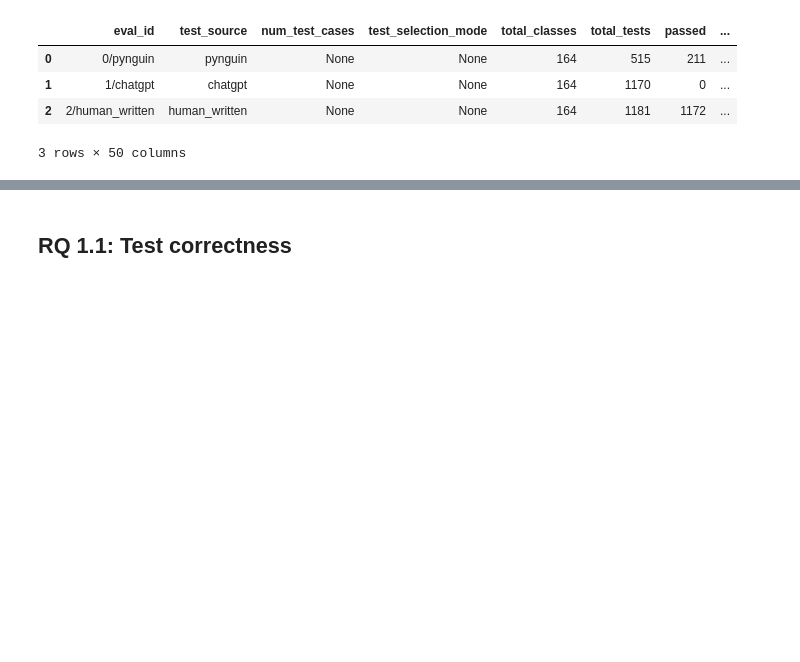
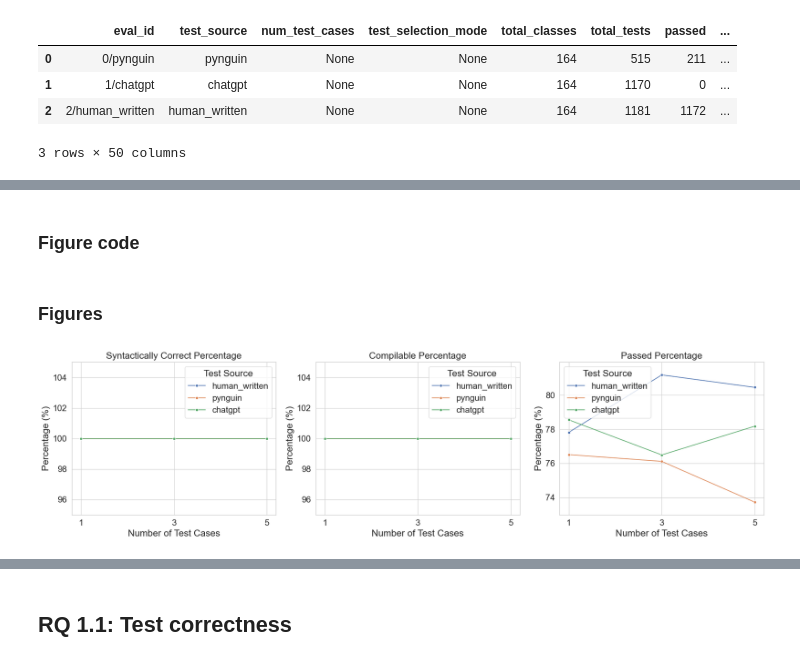
Before and after one commit to AlexChudic/test-suite-enhancement, a Jupyter notebook: src/evaluation_figures.ipynb, the cells around one changed output, grey strips where cells are left out. Cells and saved outputs as stored; diff of their text form; code cells hidden in the pictures; blank space fills up the shorter version.

```diff
--- a/src/evaluation_figures.ipynb
+++ b/src/evaluation_figures.ipynb
@@ -85,0 +90,2 @@ display(init_dfs)
+# %% [markdown]
+### Figure code
@@ -85,0 +259,15 @@ display(init_dfs)
+# %% [markdown]
+### Figures
+# %%
+settings = {
+    'test_source': None,
+    'test_selection_mode': "random_from_all",
+    'num_test_cases': None
+}
+rq0 = get_enhanced_eval_data("human_eval", settings)
+
+fig = plot_correctness_metrics(rq0, after_repair=True)
+plt.savefig('data/figures/rq0_correctness_for_no_of_test_examples.png', dpi=300, bbox_inches='tight')
+plt.show()
+# %% [output]
+[figure, added]
```
Also changed, not shown: parts of 29 cells of this notebook.
